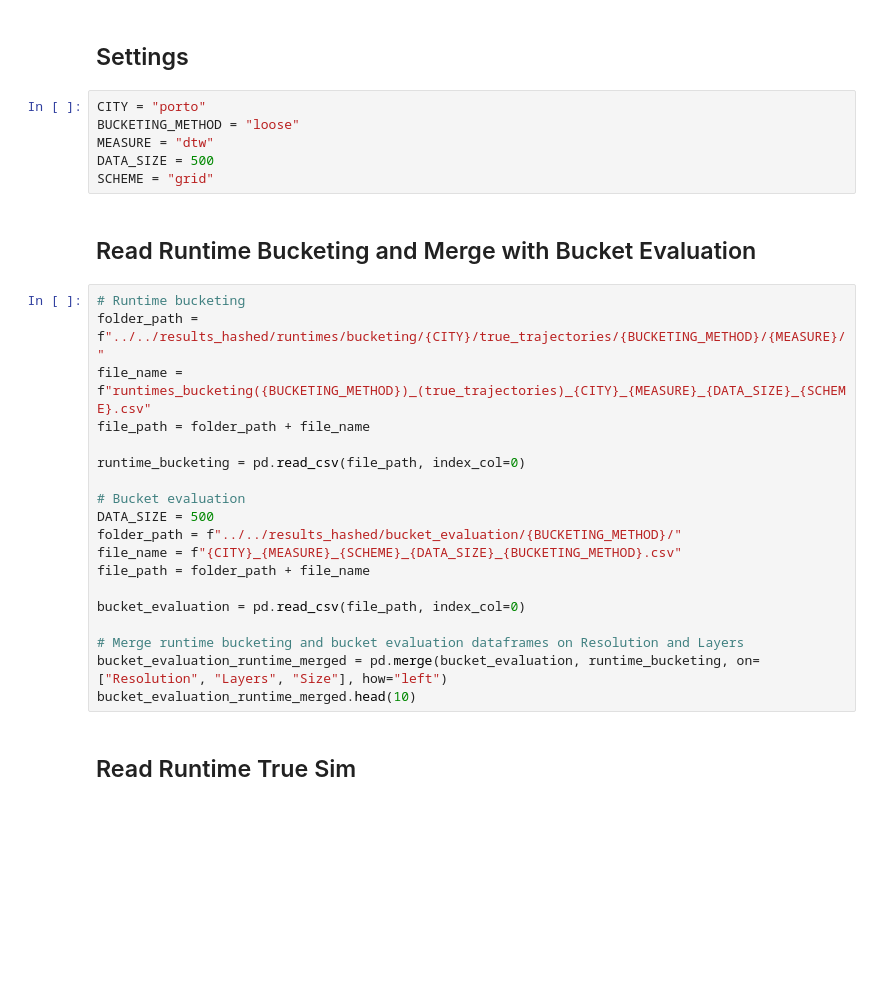
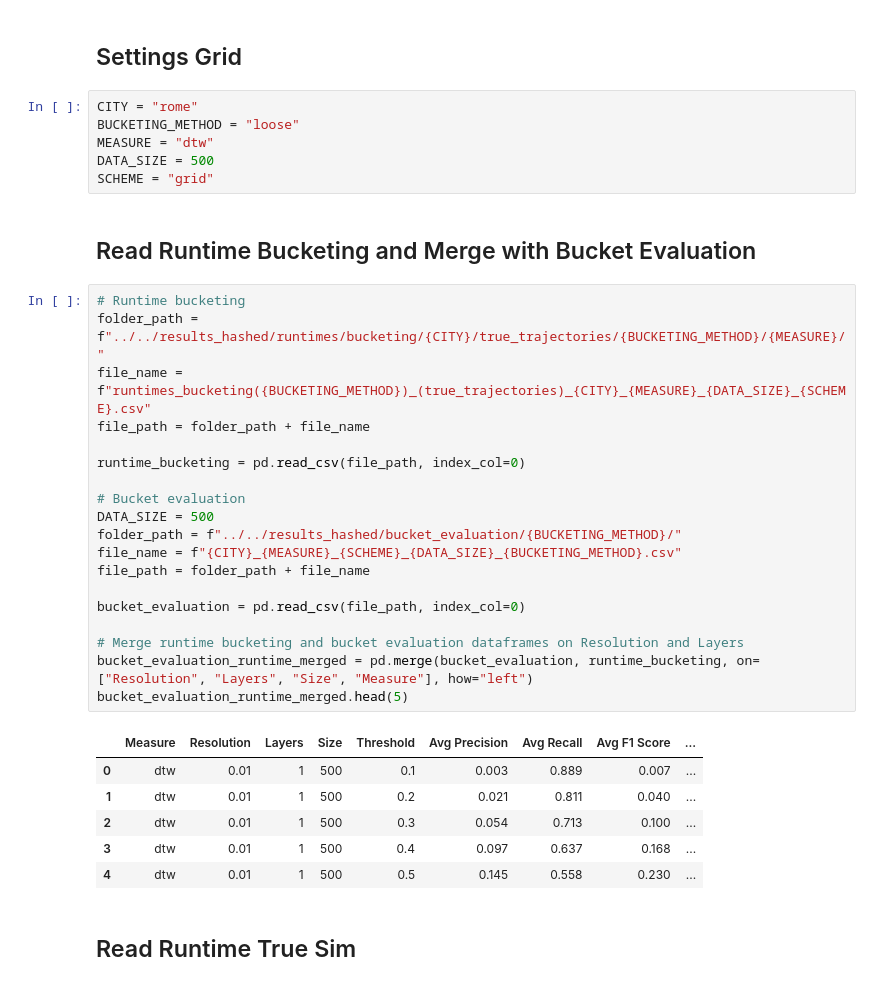
Before and after one commit to eivindmidtbo/masteroppgave, a Jupyter notebook: result_analysis/bucketing_vs_true_sim/bucketing_vs_truesim.ipynb, the cells around one changed output. Drawn from its saved outputs; the diff is of its cells as text; blank space fills up the shorter version.

```diff
--- a/result_analysis/bucketing_vs_true_sim/bucketing_vs_truesim.ipynb
+++ b/result_analysis/bucketing_vs_true_sim/bucketing_vs_truesim.ipynb
@@ -28,7 +32,7 @@ from utils.helpers.measure_similarities import *
 # %% [markdown]
-## Settings
+## Settings Grid
 # %%
-CITY = "porto"
+CITY = "rome"
 BUCKETING_METHOD = "loose"
 MEASURE = "dtw"
 DATA_SIZE = 500
@@ -38,22 +42,29 @@ SCHEME = "grid"
 # %%
 # Runtime bucketing
 folder_path = f"../../results_hashed/runtimes/bucketing/{CITY}/true_trajectories/{BUCKETING_METHOD}/{MEASURE}/"
 file_name = f"runtimes_bucketing({BUCKETING_METHOD})_(true_trajectories)_{CITY}_{MEASURE}_{DATA_SIZE}_{SCHEME}.csv"
 file_path = folder_path + file_name
 
 runtime_bucketing = pd.read_csv(file_path, index_col=0)
 
 # Bucket evaluation
 DATA_SIZE = 500
 folder_path = f"../../results_hashed/bucket_evaluation/{BUCKETING_METHOD}/"
 file_name = f"{CITY}_{MEASURE}_{SCHEME}_{DATA_SIZE}_{BUCKETING_METHOD}.csv"
 file_path = folder_path + file_name
 
 bucket_evaluation = pd.read_csv(file_path, index_col=0)
 
 # Merge runtime bucketing and bucket evaluation dataframes on Resolution and Layers
-bucket_evaluation_runtime_merged = pd.merge(bucket_evaluation, runtime_bucketing, on=["Resolution", "Layers", "Size"], how="left")
-bucket_evaluation_runtime_merged.head(10)
+bucket_evaluation_runtime_merged = pd.merge(bucket_evaluation, runtime_bucketing, on=["Resolution", "Layers", "Size", "Measure"], how="left")
+bucket_evaluation_runtime_merged.head(5)
+# %% [output]
+|  | Measure | Resolution | Layers | Size | Threshold | Avg Precision | Avg Recall | Avg F1 Score | ... |
+| 0 | dtw | 0.01 | 1 | 500 | 0.1 | 0.003 | 0.889 | 0.007 | ... |
+| 1 | dtw | 0.01 | 1 | 500 | 0.2 | 0.021 | 0.811 | 0.040 | ... |
+| 2 | dtw | 0.01 | 1 | 500 | 0.3 | 0.054 | 0.713 | 0.100 | ... |
+| 3 | dtw | 0.01 | 1 | 500 | 0.4 | 0.097 | 0.637 | 0.168 | ... |
+| 4 | dtw | 0.01 | 1 | 500 | 0.5 | 0.145 | 0.558 | 0.230 | ... |
 # %% [markdown]
 ## Read Runtime True Sim
 # %%
```
Also changed, not shown: parts of 10 cells of this notebook, 1 other file.
